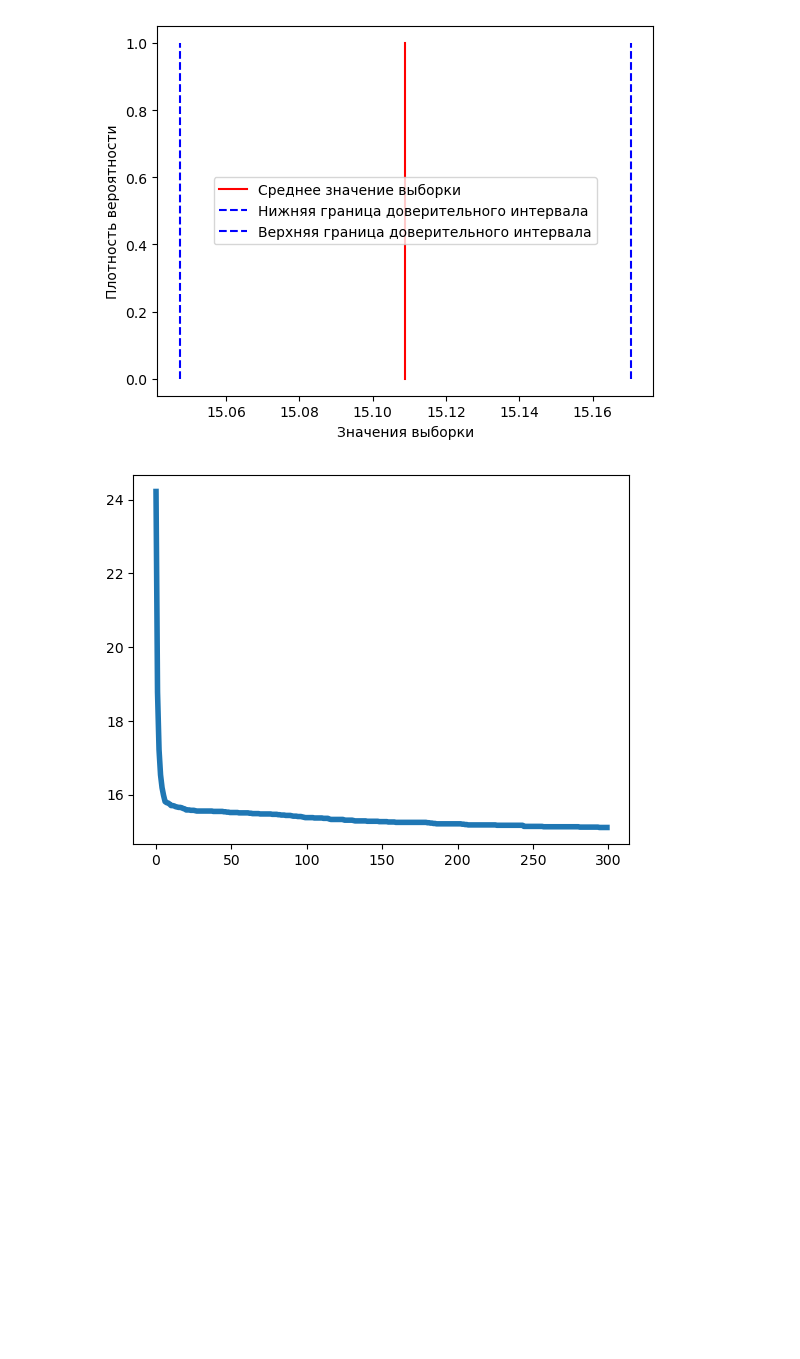
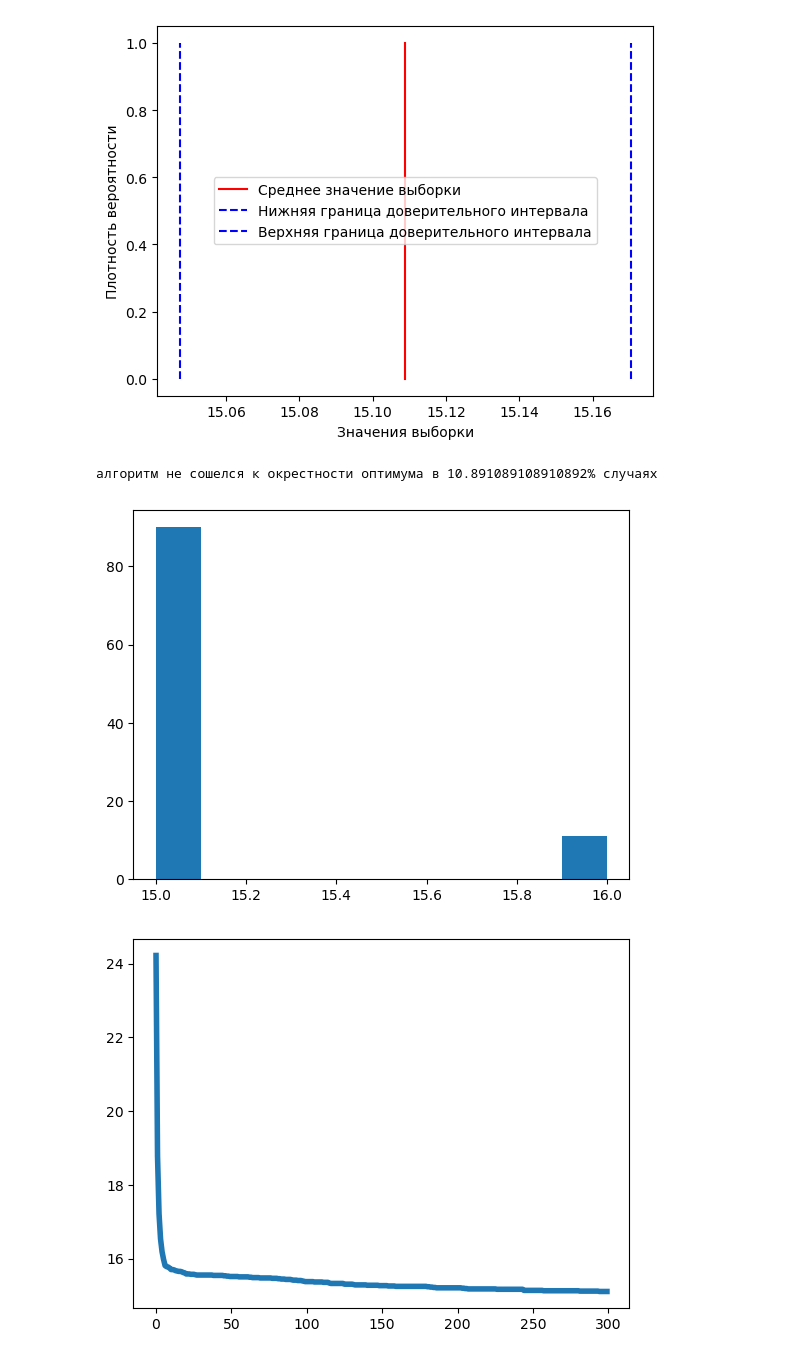
Before and after one commit to oakhmetkin/univer_proga, a Jupyter notebook: game_theory/FinalWork.ipynb, the cells around one changed output. Cells and saved outputs as stored; diff of their text form; code cells hidden in the pictures; blank space fills up the shorter version.

```diff
--- a/game_theory/FinalWork.ipynb
+++ b/game_theory/FinalWork.ipynb
@@ -119,6 +119,22 @@ plt.show()
 # %% [output]
 15.047411478189193 15.170410303989023
 [figure]
+# %%
+# percentiles
+
+final_times = [t[-1] for t in trajectories]
+
+eps = 0.05
+not_opt = [t[-1] for t in trajectories if t[-1] > 15]
+
+print(f'алгоритм не сошелся к окрестности оптимума в {len(not_opt) / len(final_times) * 100}% случаях')
+# %% [output]
+алгоритм не сошелся к окрестности оптимума в 10.891089108910892% случаях
+# %%
+plt.hist(final_times)
+None
+# %% [output]
+[figure, added]
 # %%
 from copy import deepcopy
 # %%
```
Also changed, not shown: parts of 1 cell of this notebook.
